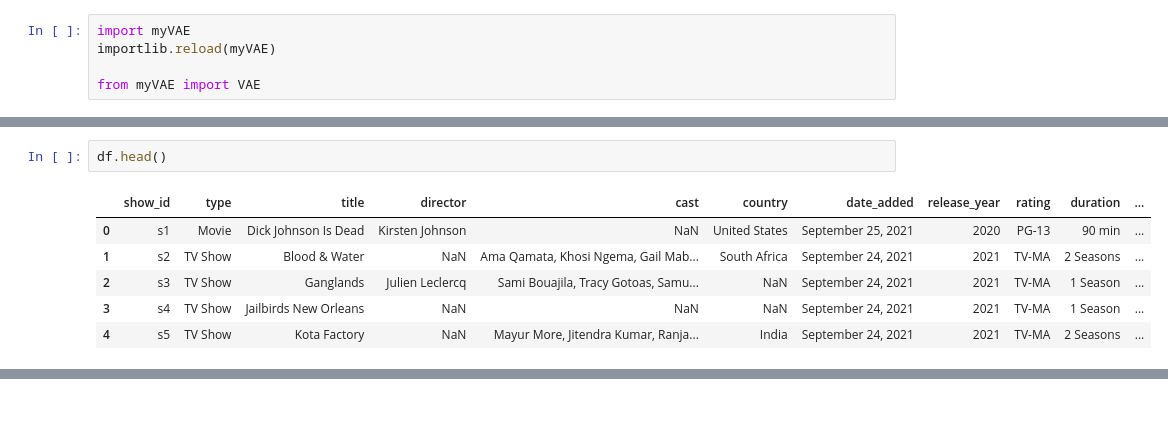
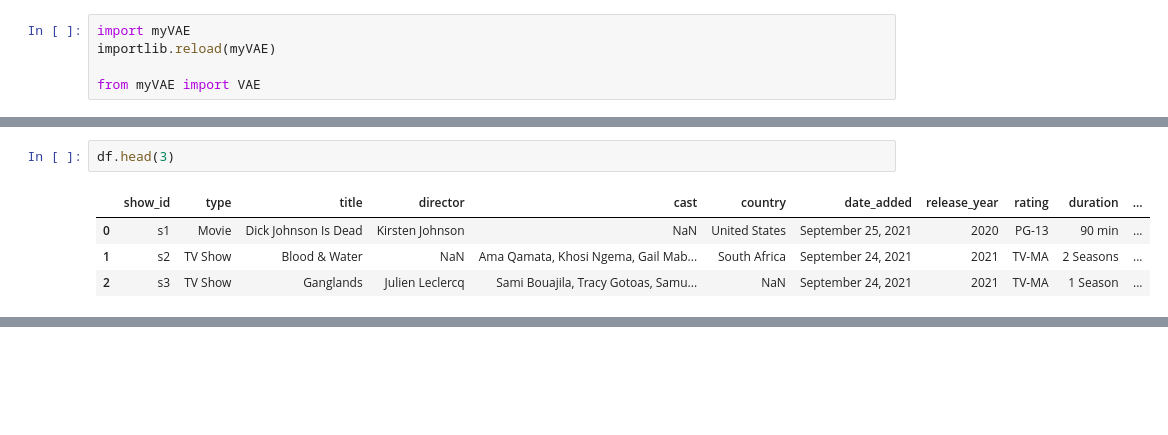
Before and after one commit to Hanami199/MLOpsProject, a Jupyter notebook: ml/Netflix.ipynb, the cells around one changed output, grey strips where cells are left out. Cells and saved outputs as stored; diff of their text form; blank space fills up the shorter version.

```diff
--- a/ml/Netflix.ipynb
+++ b/ml/Netflix.ipynb
@@ -32,11 +36,9 @@ df.shape
 # %% [output]
 (8807, 12)
 # %%
-df.head()
+df.head(3)
 # %% [output]
 |  | show_id | type | title | director | cast | country | date_added | release_year | rating | duration | ... |
 | 0 | s1 | Movie | Dick Johnson Is Dead | Kirsten Johnson | NaN | United States | September 25, 2021 | 2020 | PG-13 | 90 min | ... |
 | 1 | s2 | TV Show | Blood & Water | NaN | Ama Qamata, Khosi Ngema, Gail Mab... | South Africa | September 24, 2021 | 2021 | TV-MA | 2 Seasons | ... |
 | 2 | s3 | TV Show | Ganglands | Julien Leclercq | Sami Bouajila, Tracy Gotoas, Samu... | NaN | September 24, 2021 | 2021 | TV-MA | 1 Season | ... |
-| 3 | s4 | TV Show | Jailbirds New Orleans | NaN | NaN | NaN | September 24, 2021 | 2021 | TV-MA | 1 Season | ... |
-| 4 | s5 | TV Show | Kota Factory | NaN | Mayur More, Jitendra Kumar, Ranja... | India | September 24, 2021 | 2021 | TV-MA | 2 Seasons | ... |
```
Also changed, not shown: parts of 45 cells of this notebook, 3 other files.
